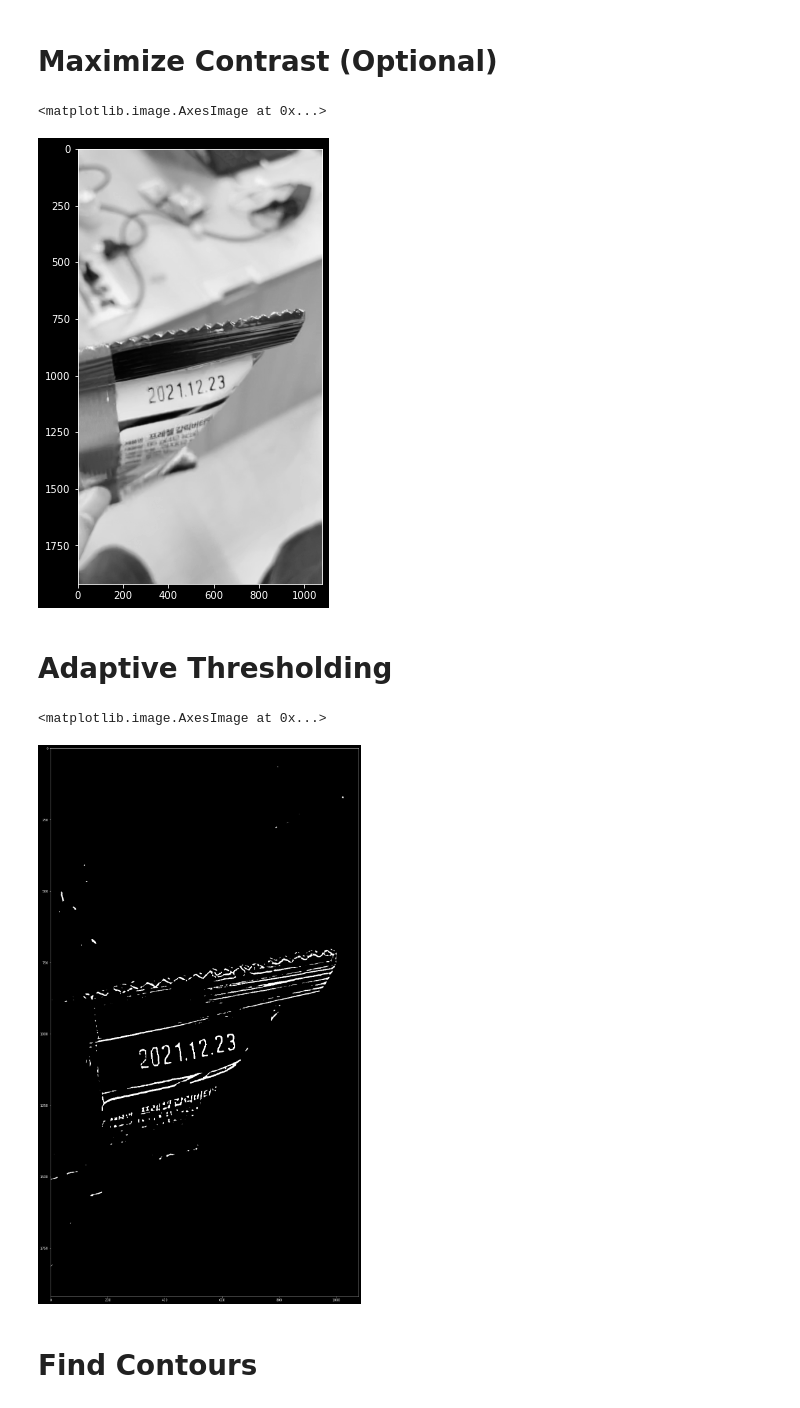
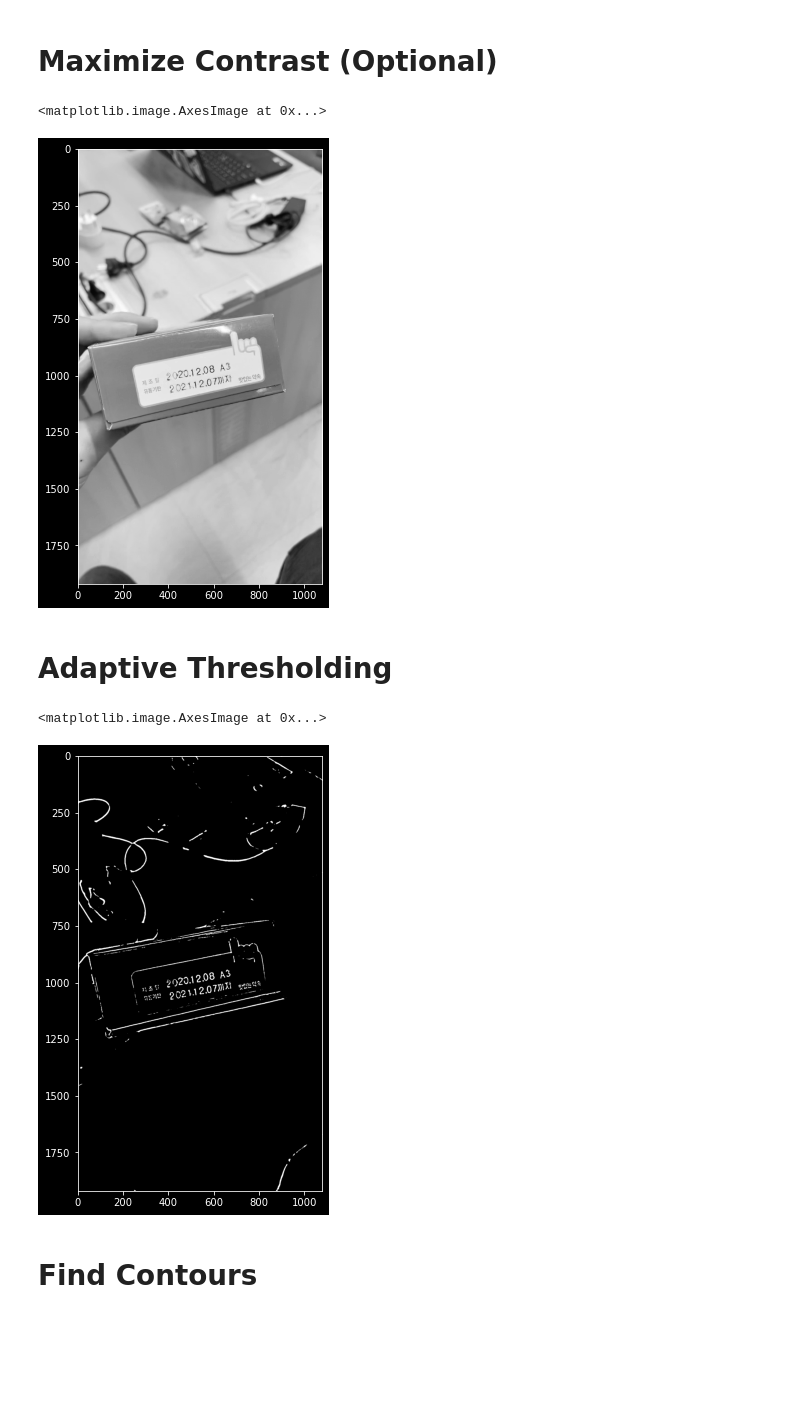
Before and after one commit to MinSoo97/joljak, a Jupyter notebook: Expirationdate_test.ipynb, the cells around one changed output. Saved outputs shown, nothing was run; the diff lists cells and outputs as text; code cells hidden in the pictures; blank space fills up the shorter version.

```diff
--- a/Expirationdate_test.ipynb
+++ b/Expirationdate_test.ipynb
@@ -7,7 +7,7 @@ plt.style.use('dark_background')
 # %% [markdown]
 # Read Input Image
 # %%
-img_ori = cv2.imread('9.jpg')
+img_ori = cv2.imread('6.jpg')
 
 height, width, channel = img_ori.shape
 
@@ -43,26 +43,26 @@ plt.figure(figsize=(10, 8))
 plt.imshow(gray, cmap='gray')
 # %% [output]
 <matplotlib.image.AxesImage at 0x...>
-[figure, old version]
+[figure, new version]
 # %% [markdown]
 # Adaptive Thresholding
 # %%
 img_blurred = cv2.GaussianBlur(gray, ksize=(9, 9), sigmaX=0)
 
 img_thresh = cv2.adaptiveThreshold(
     img_blurred,
     maxValue=255.0,
     adaptiveMethod=cv2.ADAPTIVE_THRESH_GAUSSIAN_C,
     thresholdType=cv2.THRESH_BINARY_INV,
     blockSize=19,
     C=9
 )
 
-plt.figure(figsize=(35, 32))
+plt.figure(figsize=(10, 8))
 plt.imshow(img_thresh, cmap='gray')
 # %% [output]
 <matplotlib.image.AxesImage at 0x...>
-[figure, old version]
+[figure, new version]
 # %% [markdown]
 # Find Contours
 # %%
```
Also changed, not shown: parts of 9 cells of this notebook, 9 other files.
